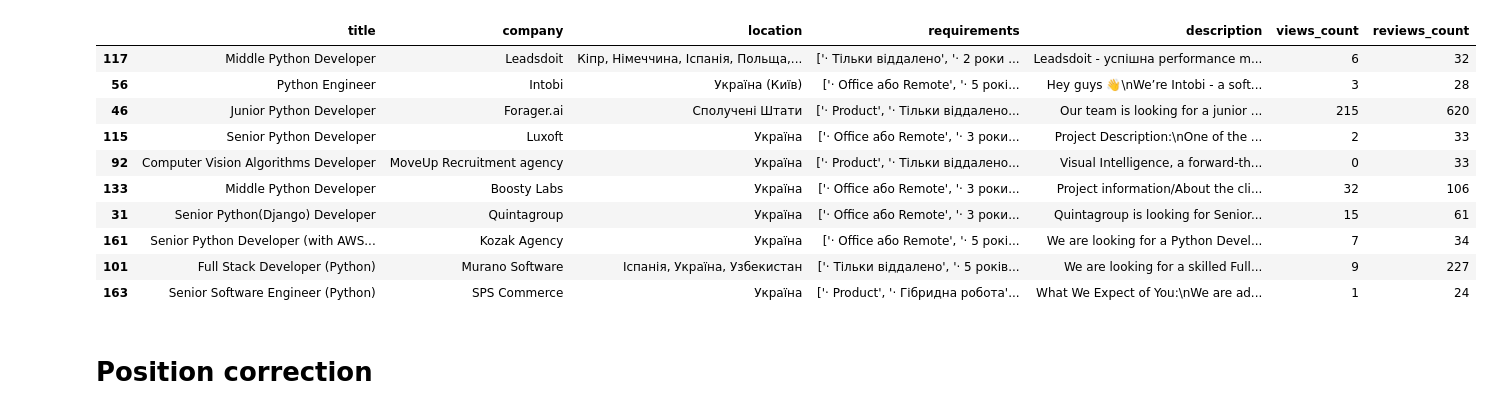
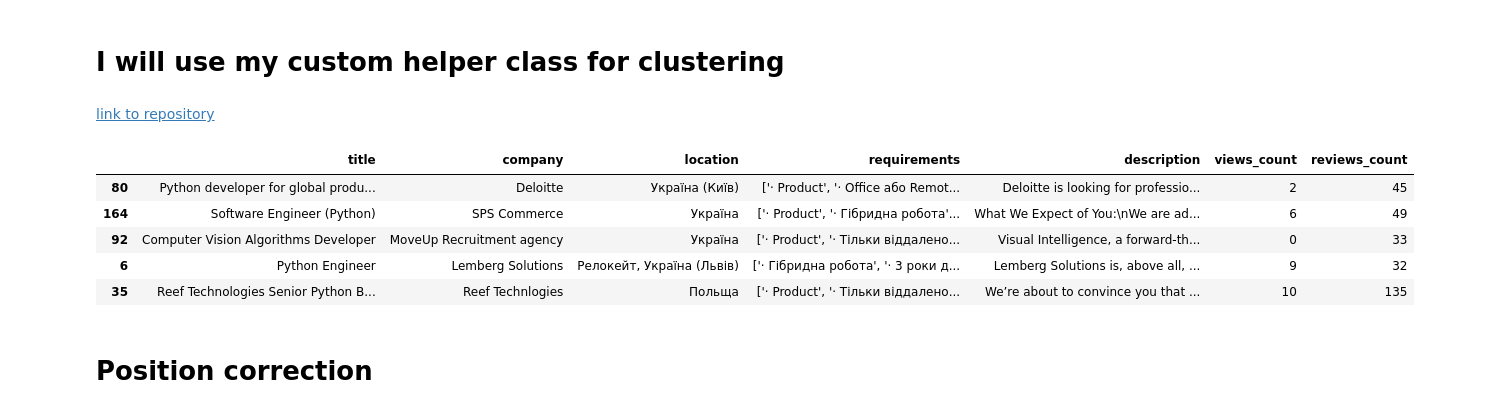
Before and after one commit to Familenko/djinni_statistic, a Jupyter notebook: analytic/main.ipynb, the cells around one changed output. Saved outputs shown, nothing was run; the diff lists cells and outputs as text; code cells hidden in the pictures.

```diff
--- a/analytic/main.ipynb
+++ b/analytic/main.ipynb
@@ -13,2 +12,6 @@ import re
 
 from analytic.technology import technologies_for_python_developer
+# %% [markdown]
+# I will use my custom helper class for clustering
+# %% [markdown]
+[link to repository](https://github.com/Familenko/cluster_tool)
@@ -15,19 +20,14 @@ from analytic.technology import technologies_for_python_developer
 # %%
 df = pd.read_csv('db.csv')
 # %%
-df.sample(10)
+df.sample(5)
 # %% [output]
 |  | title | company | location | requirements | description | views_count | reviews_count |
-| 117 | Middle Python Developer | Leadsdoit | Кіпр, Німеччина, Іспанія, Польща,... | ['· Тільки віддалено', '· 2 роки ... | Leadsdoit - успішна performance m... | 6 | 32 |
-| 56 | Python Engineer | Intobi | Україна (Київ) | ['· Office або Remote', '· 5 рокі... | Hey guys 👋\nWe’re Intobi - a soft... | 3 | 28 |
-| 46 | Junior Python Developer | Forager.ai | Сполучені Штати | ['· Product', '· Тільки віддалено... | Our team is looking for a junior ... | 215 | 620 |
-| 115 | Senior Python Developer | Luxoft | Україна | ['· Office або Remote', '· 3 роки... | Project Description:\nOne of the ... | 2 | 33 |
+| 80 | Python developer for global produ... | Deloitte | Україна (Київ) | ['· Product', '· Office або Remot... | Deloitte is looking for professio... | 2 | 45 |
+| 164 | Software Engineer (Python) | SPS Commerce | Україна | ['· Product', '· Гібридна робота'... | What We Expect of You:\nWe are ad... | 6 | 49 |
 | 92 | Computer Vision Algorithms Developer | MoveUp Recruitment agency | Україна | ['· Product', '· Тільки віддалено... | Visual Intelligence, a forward-th... | 0 | 33 |
-| 133 | Middle Python Developer | Boosty Labs | Україна | ['· Office або Remote', '· 3 роки... | Project information/About the cli... | 32 | 106 |
-| 31 | Senior Python(Django) Developer | Quintagroup | Україна | ['· Office або Remote', '· 3 роки... | Quintagroup is looking for Senior... | 15 | 61 |
-| 161 | Senior Python Developer (with AWS... | Kozak Agency | Україна | ['· Office або Remote', '· 5 рокі... | We are looking for a Python Devel... | 7 | 34 |
-| 101 | Full Stack Developer (Python) | Murano Software | Іспанія, Україна, Узбекистан | ['· Тільки віддалено', '· 5 років... | We are looking for a skilled Full... | 9 | 227 |
-| 163 | Senior Software Engineer (Python) | SPS Commerce | Україна | ['· Product', '· Гібридна робота'... | What We Expect of You:\nWe are ad... | 1 | 24 |
+| 6 | Python Engineer | Lemberg Solutions | Релокейт, Україна (Львів) | ['· Гібридна робота', '· 3 роки д... | Lemberg Solutions is, above all, ... | 9 | 32 |
+| 35 | Reef Technologies Senior Python B... | Reef Technlogies | Польща | ['· Product', '· Тільки віддалено... | We’re about to convince you that ... | 10 | 135 |
 # %% [markdown]
 # Position correction
 # %%
```
Also changed, not shown: parts of 19 cells of this notebook, 27 other files.
